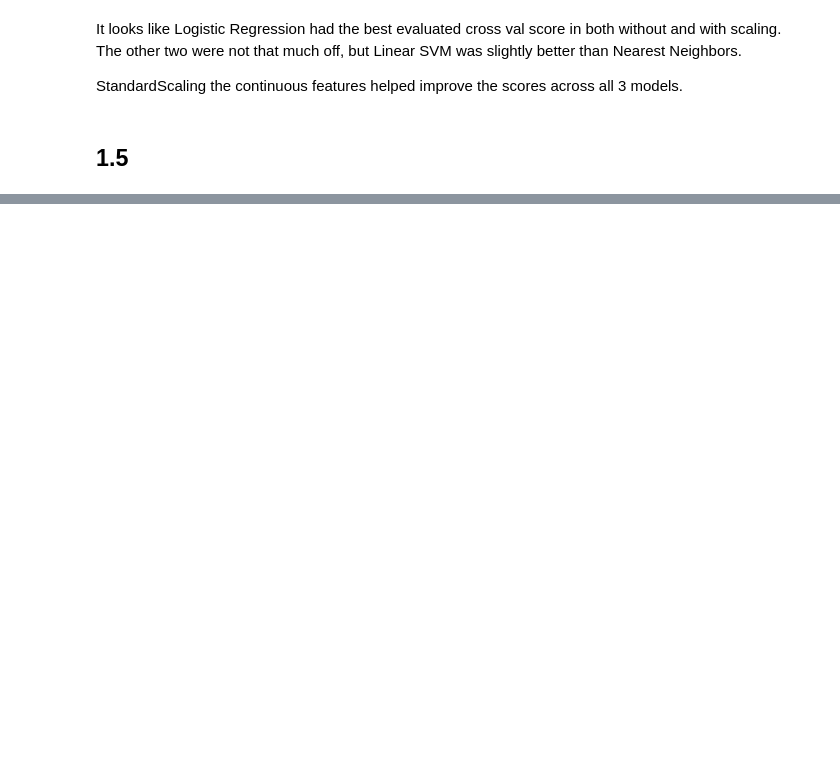
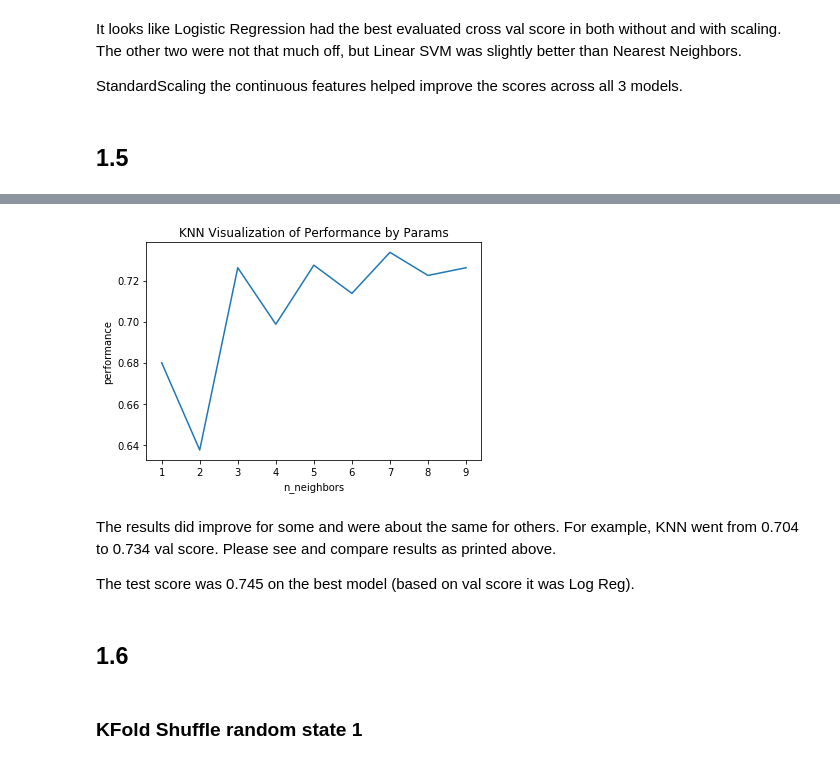
Before and after one commit to muftaye/applied_machine_learning_2020, a Jupyter notebook: mt3195_hw2_task1.ipynb, the cells around one changed output, grey strips where cells are left out. Drawn from its saved outputs; the diff is of its cells as text; code cells hidden in the pictures; blank space fills up the shorter version.

```diff
--- a/mt3195_hw2_task1.ipynb
+++ b/mt3195_hw2_task1.ipynb
@@ -176,0 +258,17 @@ StandardScaling the continuous features helped improve the scores across all 3 m
+# %%
+nn_x = grid3.cv_results_['param_kneighborsclassifier__n_neighbors'].tolist()
+nn_y = grid3.cv_results_['mean_test_score'].tolist()
+ax = plt.axes()
+ax.set_title("KNN Visualization of Performance by Params")
+ax.set_xlabel("n_neighbors")
+ax.set_ylabel("performance")
+plt.plot(nn_x, nn_y)
+plt.show()
+# %% [output]
+[figure, added]
+# %% [markdown]
+The results did improve for some and were about the same for others.  For example, KNN went from 0.704 to 0.734 val score.  Please see and compare results as printed above.
+
+The test score was 0.745 on the best model (based on val score it was Log Reg).
+# %% [markdown]
+## 1.6
@@ -176,0 +279,2 @@ StandardScaling the continuous features helped improve the scores across all 3 m
+# %% [markdown]
+### KFold Shuffle random state 1
```
Also changed, not shown: parts of 41 cells of this notebook, 1 other file.
